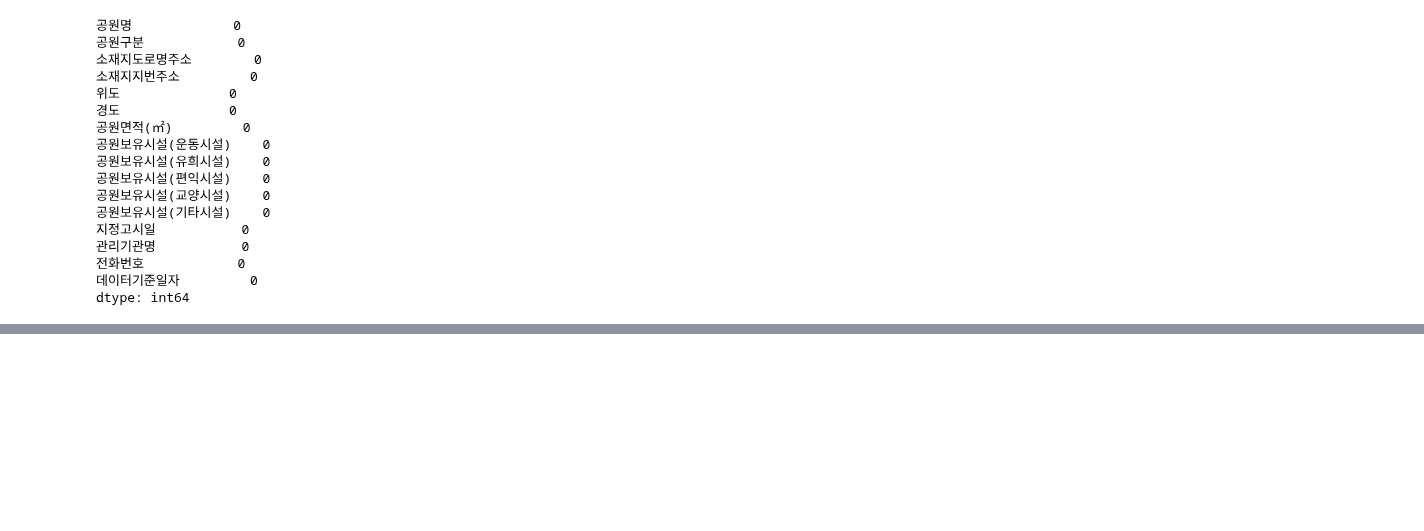
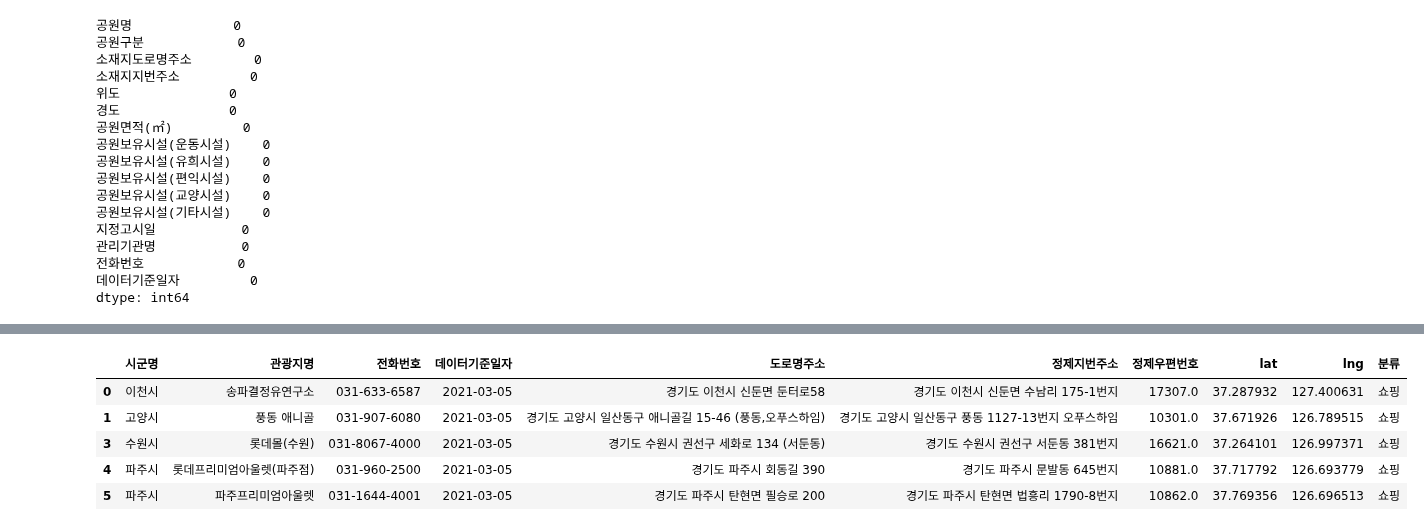
Before and after one commit to Mayhem-XD/Project_p1, a Jupyter notebook: test_code/data/2020/test_code/rudrl.ipynb, the cells around one changed output, grey strips where cells are left out. Saved outputs shown, nothing was run; the diff lists cells and outputs as text; code cells hidden in the pictures; blank space fills up the shorter version.

```diff
--- a/test_code/data/2020/test_code/rudrl.ipynb
+++ b/test_code/data/2020/test_code/rudrl.ipynb
@@ -188,7 +188,7 @@ df7.isna().sum()
 데이터기준일자         0
 dtype: int64
 # %%
-df1['분류'] = '관광쇼핑지'
+df1['분류'] = '쇼핑'
 df1.head()
 # %% [output]
 |  | 시군명 | 위치명 | 전화번호 | 데이터기준일자 | 정제도로명주소 | 정제지번주소 | 정제우편번호 | 정제WGS84위도 | 정제WGS84경도 | 분류 |
@@ -259,0 +230,10 @@ df7.head()
+# %%
+df1.rename(columns={'위치명':'관광지명','정제도로명주소':'도로명주소','정제WGS84위도':'lat','정제WGS84경도':'lng'}, inplace=True)
+df1.head()
+# %% [output]
+|  | 시군명 | 관광지명 | 전화번호 | 데이터기준일자 | 도로명주소 | 정제지번주소 | 정제우편번호 | lat | lng | 분류 |
+| 0 | 이천시 | 송파결정유연구소 | 031-633-6587 | 2021-03-05 | 경기도 이천시 신둔면 둔터로58 | 경기도 이천시 신둔면 수남리 175-1번지 | 17307.0 | 37.287932 | 127.400631 | 쇼핑 |
+| 1 | 고양시 | 풍동 애니골 | 031-907-6080 | 2021-03-05 | 경기도 고양시 일산동구 애니골길 15-46 (풍동,오푸스하임) | 경기도 고양시 일산동구 풍동 1127-13번지 오푸스하임 | 10301.0 | 37.671926 | 126.789515 | 쇼핑 |
+| 3 | 수원시 | 롯데몰(수원) | 031-8067-4000 | 2021-03-05 | 경기도 수원시 권선구 세화로 134 (서둔동) | 경기도 수원시 권선구 서둔동 381번지 | 16621.0 | 37.264101 | 126.997371 | 쇼핑 |
+| 4 | 파주시 | 롯데프리미엄아울렛(파주점) | 031-960-2500 | 2021-03-05 | 경기도 파주시 회동길 390 | 경기도 파주시 문발동 645번지 | 10881.0 | 37.717792 | 126.693779 | 쇼핑 |
+| 5 | 파주시 | 파주프리미엄아울렛 | 031-1644-4001 | 2021-03-05 | 경기도 파주시 탄현면 필승로 200 | 경기도 파주시 탄현면 법흥리 1790-8번지 | 10862.0 | 37.769356 | 126.696513 | 쇼핑 |
```
Also changed, not shown: parts of 17 cells of this notebook, 4 other files.
